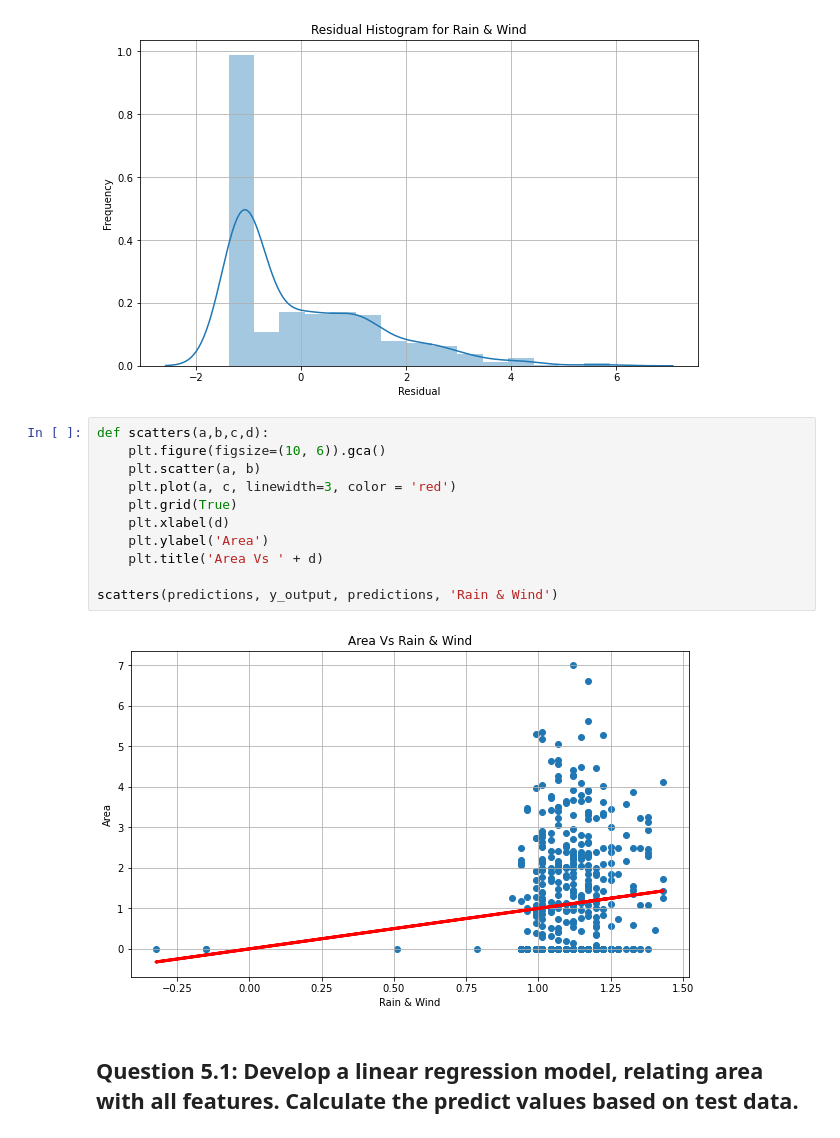
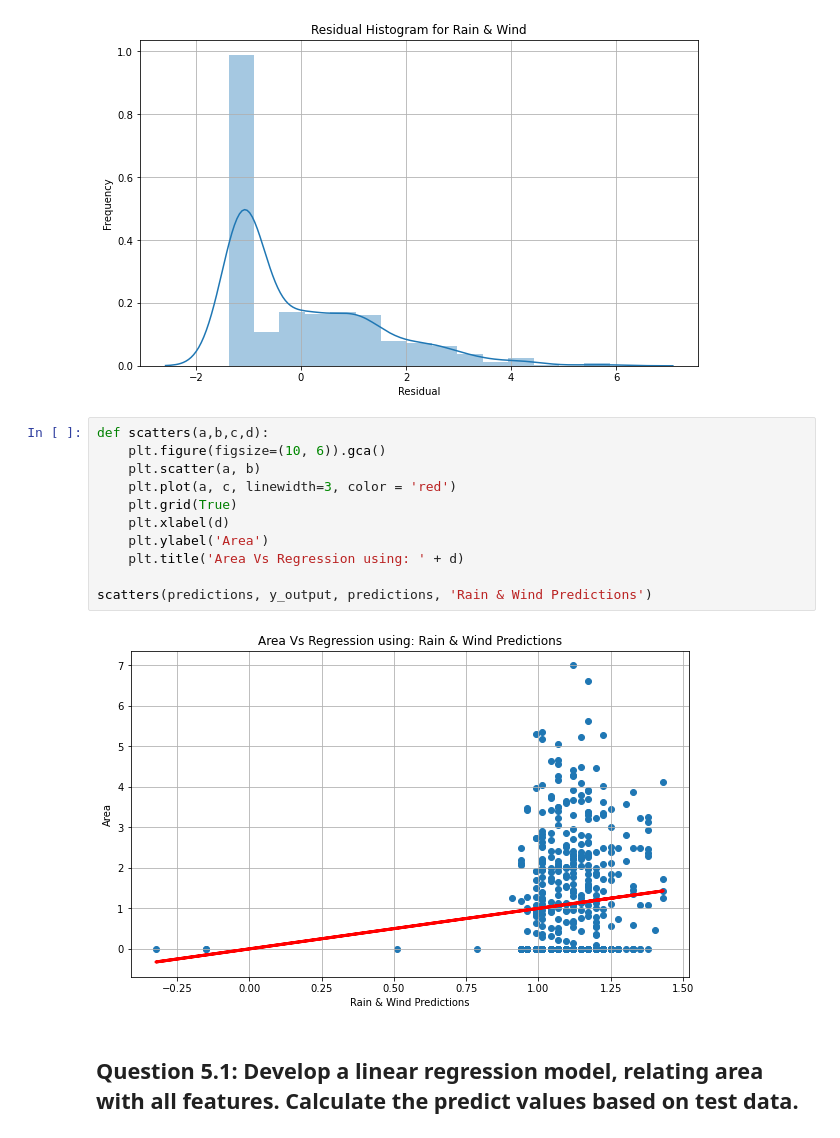
Before and after one commit to rodolfolermacontreras/ML_1_Assignment_2, a Jupyter notebook: MLEARN510-Lesson02-Rodolfo_Lerma.ipynb, the cells around one changed output. Cells and saved outputs as stored; diff of their text form.

```diff
--- a/MLEARN510-Lesson02-Rodolfo_Lerma.ipynb
+++ b/MLEARN510-Lesson02-Rodolfo_Lerma.ipynb
@@ -301,16 +324,16 @@ histograms(multi_model, 'Rain & Wind')
 # %%
 def scatters(a,b,c,d):
     plt.figure(figsize=(10, 6)).gca()
     plt.scatter(a, b)
     plt.plot(a, c, linewidth=3, color = 'red')
     plt.grid(True)
     plt.xlabel(d)
     plt.ylabel('Area')
-    plt.title('Area Vs ' + d)
+    plt.title('Area Vs Regression using: ' + d)
 
-scatters(predictions, y_output, predictions, 'Rain & Wind')
+scatters(predictions, y_output, predictions, 'Rain & Wind Predictions')
 # %% [output]
-[figure, old version]
+[figure, new version]
 # %% [markdown]
 ## Question 5.1: Develop a linear regression model, relating area with all features. Calculate the predict values based on test data.
 # %%
```
Also changed, not shown: parts of 27 cells of this notebook.
